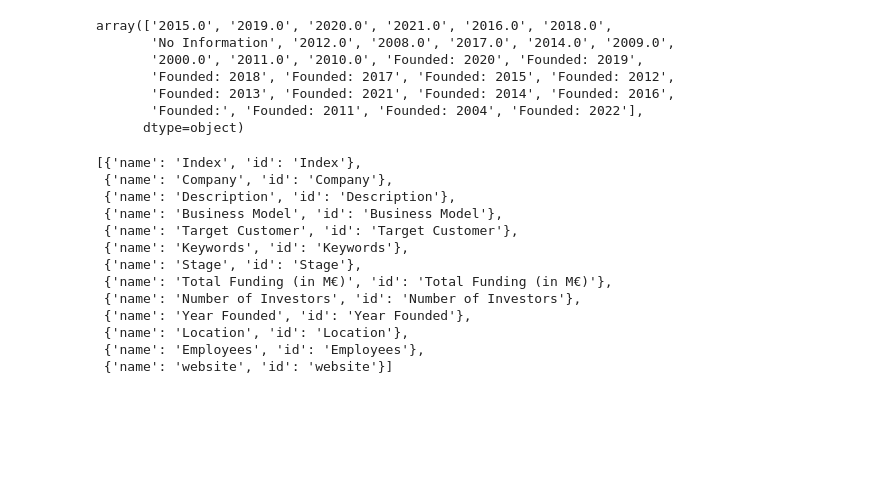
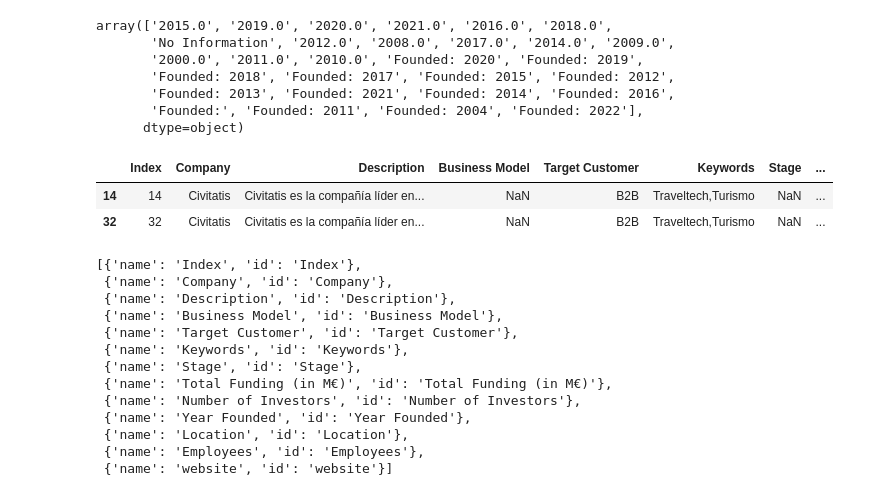
Before and after one commit to fritz-lewagon/Capstone_Project, a Jupyter notebook: dashboard_test.ipynb, the cells around one changed output. Drawn from its saved outputs; the diff is of its cells as text; code cells hidden in the pictures; blank space fills up the shorter version.

```diff
--- a/dashboard_test.ipynb
+++ b/dashboard_test.ipynb
@@ -53,6 +53,14 @@ array(['2015.0', '2019.0', '2020.0', '2021.0', '2016.0', '2018.0',
        'Founded: 2013', 'Founded: 2021', 'Founded: 2014', 'Founded: 2016',
        'Founded:', 'Founded: 2011', 'Founded: 2004', 'Founded: 2022'],
       dtype=object)
+# %%
+dff = df.copy()
+dff = dff[dff['Year Founded'].isin(['2008.0'])]
+dff
+# %% [output]
+|  | Index | Company | Description | Business Model | Target Customer | Keywords | Stage | ... |
+| 14 | 14 | Civitatis | Civitatis es la compañía líder en... | NaN | B2B | Traveltech,Turismo | NaN | ... |
+| 32 | 32 | Civitatis | Civitatis es la compañía líder en... | NaN | B2B | Traveltech,Turismo | NaN | ... |
 # %%
 columns=[{"name": i, "id": i} for i in df.columns]
 # %%
```
Also changed, not shown: 3 other files.
